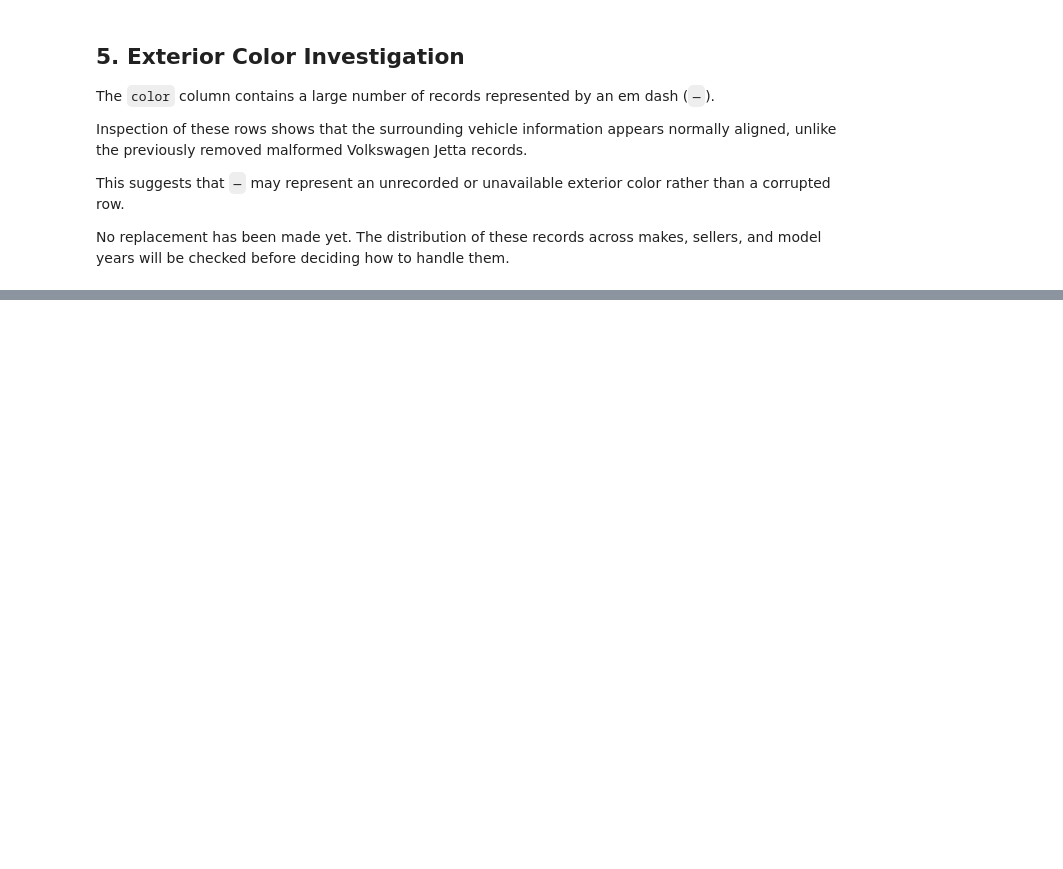
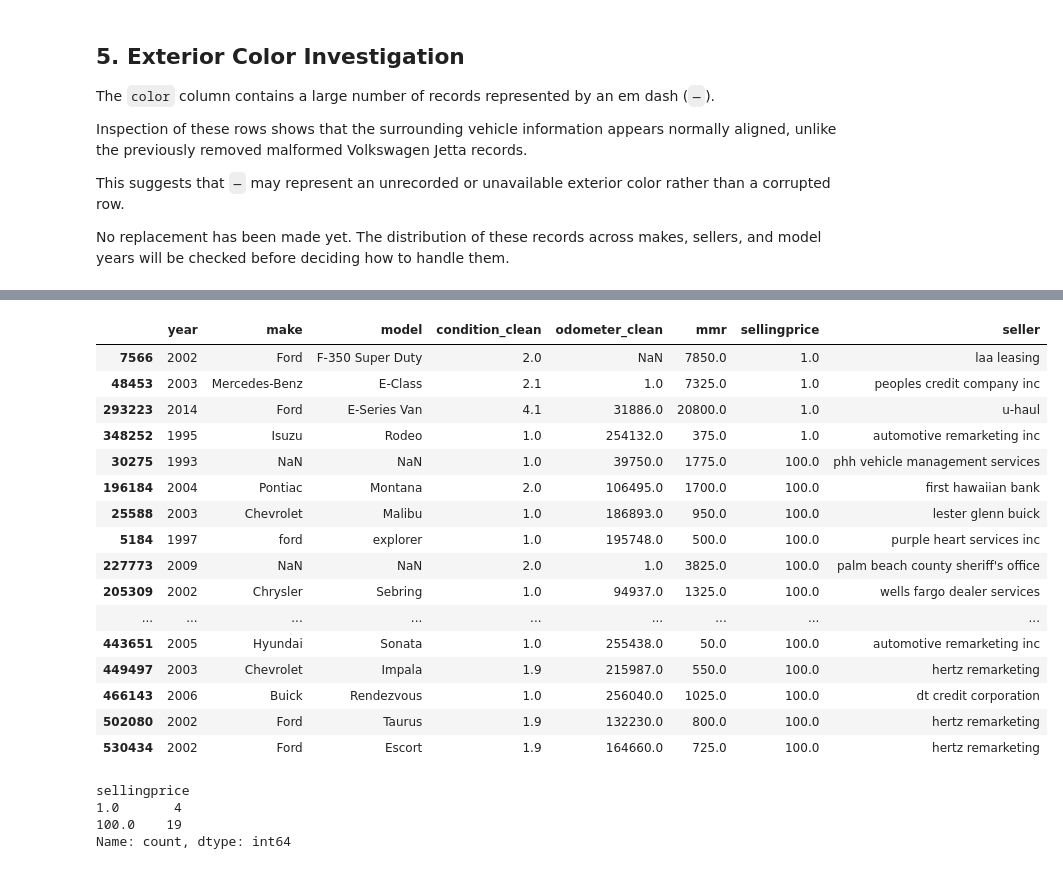
Before and after one commit to hamza-abusaif/used-vehicle-market-intelligence, a Jupyter notebook: notebooks/02_data_cleaning.ipynb, the cells around one changed output, grey strips where cells are left out. Cells and saved outputs as stored; diff of their text form; code cells hidden in the pictures; blank space fills up the shorter version.

```diff
--- a/notebooks/02_data_cleaning.ipynb
+++ b/notebooks/02_data_cleaning.ipynb
@@ -378,0 +600,30 @@ No replacement has been made yet. The distribution of these records across makes
+# %%
+clean[clean["sellingprice"] <= 100][
+    ["year", "make", "model", "condition_clean",
+     "odometer_clean", "mmr", "sellingprice", "seller"]
+].sort_values("sellingprice")
+# %% [output]
+|  | year | make | model | condition_clean | odometer_clean | mmr | sellingprice | seller |
+| 7566 | 2002 | Ford | F-350 Super Duty | 2.0 | NaN | 7850.0 | 1.0 | laa leasing |
+| 48453 | 2003 | Mercedes-Benz | E-Class | 2.1 | 1.0 | 7325.0 | 1.0 | peoples credit company inc |
+| 293223 | 2014 | Ford | E-Series Van | 4.1 | 31886.0 | 20800.0 | 1.0 | u-haul |
+| 348252 | 1995 | Isuzu | Rodeo | 1.0 | 254132.0 | 375.0 | 1.0 | automotive remarketing inc |
+| 30275 | 1993 | NaN | NaN | 1.0 | 39750.0 | 1775.0 | 100.0 | phh vehicle management services |
+| 196184 | 2004 | Pontiac | Montana | 2.0 | 106495.0 | 1700.0 | 100.0 | first hawaiian bank |
+| 25588 | 2003 | Chevrolet | Malibu | 1.0 | 186893.0 | 950.0 | 100.0 | lester glenn buick |
+| 5184 | 1997 | ford | explorer | 1.0 | 195748.0 | 500.0 | 100.0 | purple heart services inc |
+| 227773 | 2009 | NaN | NaN | 2.0 | 1.0 | 3825.0 | 100.0 | palm beach county sheriff's office |
+| 205309 | 2002 | Chrysler | Sebring | 1.0 | 94937.0 | 1325.0 | 100.0 | wells fargo dealer services |
+| ... | ... | ... | ... | ... | ... | ... | ... | ... |
+| 443651 | 2005 | Hyundai | Sonata | 1.0 | 255438.0 | 50.0 | 100.0 | automotive remarketing inc |
+| 449497 | 2003 | Chevrolet | Impala | 1.9 | 215987.0 | 550.0 | 100.0 | hertz remarketing |
+| 466143 | 2006 | Buick | Rendezvous | 1.0 | 256040.0 | 1025.0 | 100.0 | dt credit corporation |
+| 502080 | 2002 | Ford | Taurus | 1.9 | 132230.0 | 800.0 | 100.0 | hertz remarketing |
+| 530434 | 2002 | Ford | Escort | 1.9 | 164660.0 | 725.0 | 100.0 | hertz remarketing |
+# %%
+clean[clean["sellingprice"] <= 100]["sellingprice"].value_counts().sort_index()
+# %% [output]
+sellingprice
+1.0       4
+100.0    19
+Name: count, dtype: int64
```
Also changed, not shown: parts of 68 cells of this notebook, 1 other file.
